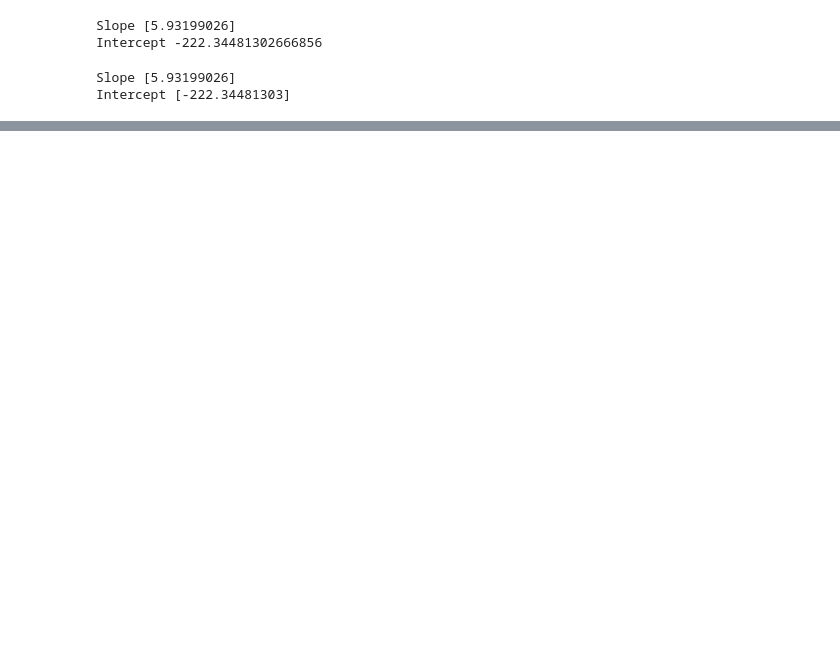
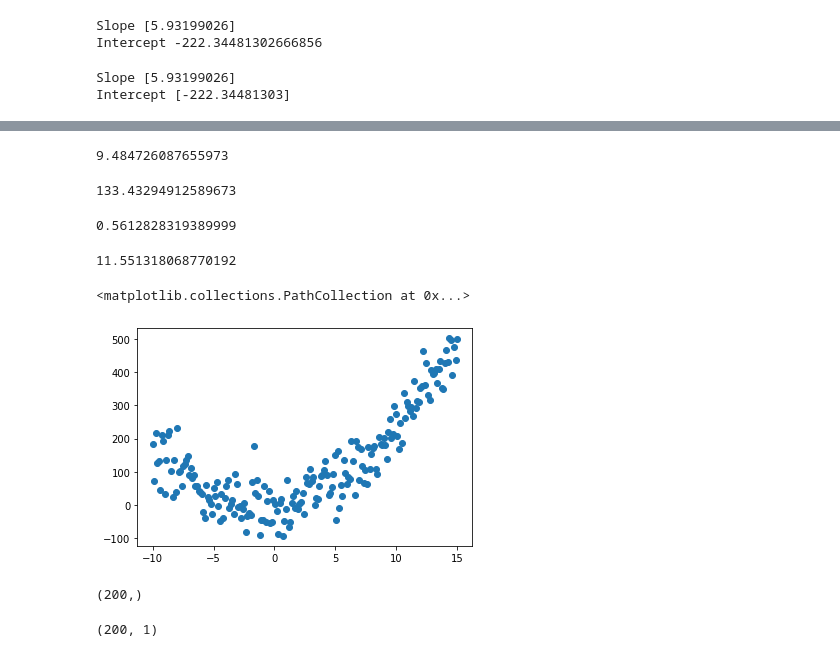
Before and after one commit to Pepcoders/Data-Science-February, a Jupyter notebook: Linear Regression/Linear_Regression.ipynb, the cells around one changed output, grey strips where cells are left out. Saved outputs shown, nothing was run; the diff lists cells and outputs as text; code cells hidden in the pictures; blank space fills up the shorter version.

```diff
--- a/Linear Regression/Linear_Regression.ipynb
+++ b/Linear Regression/Linear_Regression.ipynb
@@ -258,0 +230,33 @@ array([74.93851796])
+# %%
+mean_absolute_error(y_test, y_pred)
+# %% [output]
+9.484726087655973
+# %%
+mean_squared_error(y_test, y_pred)
+# %% [output]
+133.43294912589673
+# %%
+r2_score(y_pred, y_test)
+# %% [output]
+0.5612828319389999
+# %%
+mse = mean_squared_error(y_test, y_pred)
+rmse = np.sqrt(mse)
+rmse
+# %% [output]
+11.551318068770192
+# %%
+X = np.linspace(-10, 15, 200)
+# y = 2x^2 + 3x + 4
+Y = 2 * X**2 + 3*X + 4 + np.random.randn(200) * 50
+# %%
+import matplotlib.pyplot as plt
+
+plt.scatter(X, Y)
+# %% [output]
+<matplotlib.collections.PathCollection at 0x...>
+[figure, added]
+# %%
+X.shape
+# %% [output]
+(200,)
@@ -258,0 +265,4 @@ array([74.93851796])
+# %%
+X.shape
+# %% [output]
+(200, 1)
```
Also changed, not shown: parts of 15 cells of this notebook.
